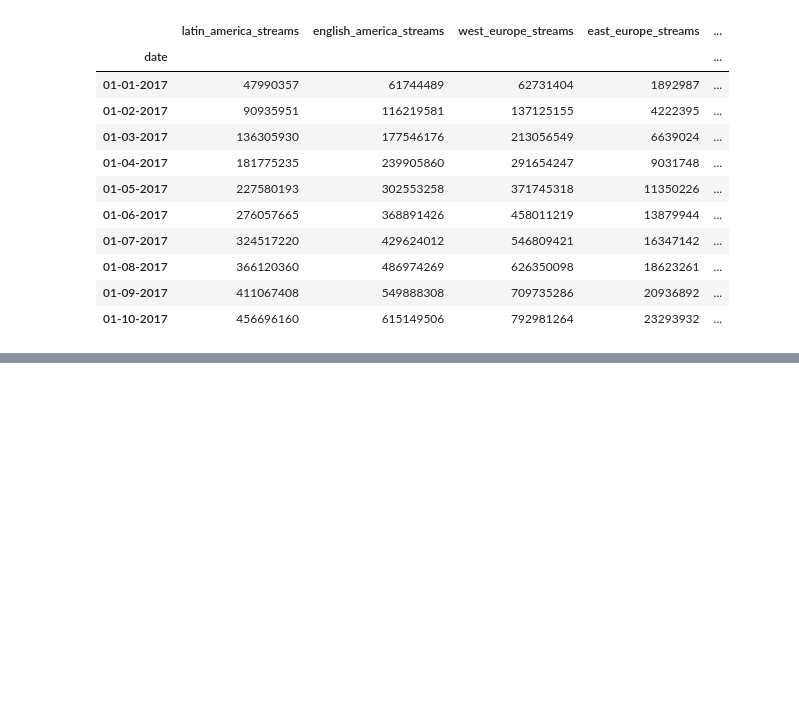
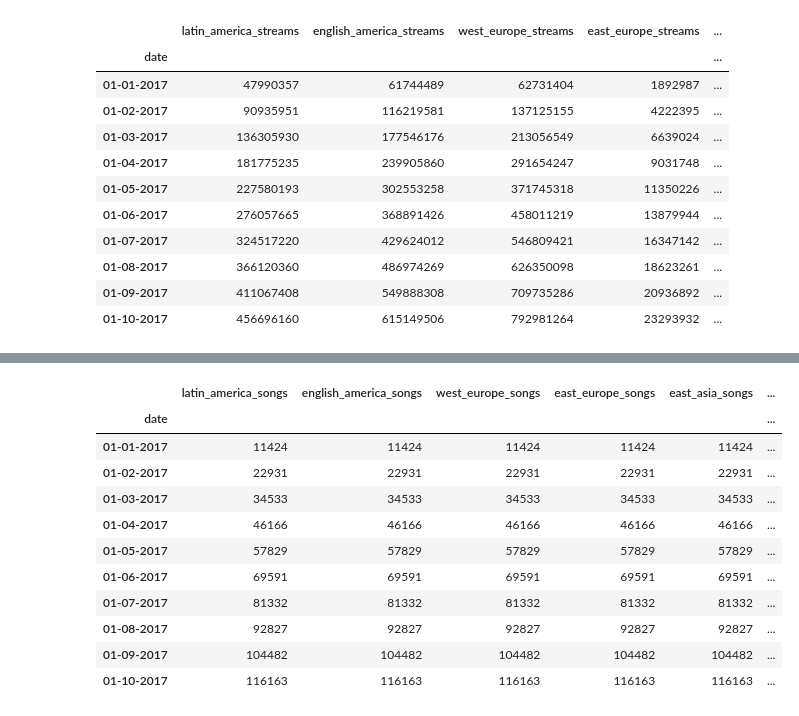
Before and after one commit to dmshakur/spotify-data-analysis, a Jupyter notebook: notebooks/data_analysis.ipynb, the cells around one changed output, grey strips where cells are left out. Cells and saved outputs as stored; diff of their text form; code cells hidden in the pictures; blank space fills up the shorter version.

```diff
--- a/notebooks/data_analysis.ipynb
+++ b/notebooks/data_analysis.ipynb
@@ -394,0 +396,31 @@ It seems that streams are decreasing slighty for some countries, but not for lat
+# %%
+def format_for_sql(regions):
+    case_statements = []
+    for region_key, region_values in regions.items():
+        case_statements.append(f"COUNT(CASE WHEN country IN ('" + "', '".join(region_values) + f"') THEN country ELSE 0 END) AS {region_key}_songs")
+
+    select_statement = (
+        f"SELECT date, " + ", ".join(case_statements) + f" FROM {data_table} "
+        "GROUP BY date "
+        "ORDER BY date ASC"
+    )
+    return select_statement
+
+country_bins_for_songs = pd.read_sql_query(format_for_sql(sorted_regions), conn)
+cumsum_country_bins_for_songs = country_bins_for_songs.drop('date', axis = 1).cumsum()
+cumsum_country_bins_for_songs.insert(0, 'date', pd.to_datetime(country_bins_for_songs['date']).dt.strftime('%m-%d-%Y'))
+cumsum_country_bins_for_songs = cumsum_country_bins_for_songs.set_index('date')
+cumsum_country_bins_for_songs.head(10)
+# %% [output]
+|  | latin_america_songs | english_america_songs | west_europe_songs | east_europe_songs | east_asia_songs | ... |
+| date |  |  |  |  |  | ... |
+| 01-01-2017 | 11424 | 11424 | 11424 | 11424 | 11424 | ... |
+| 01-02-2017 | 22931 | 22931 | 22931 | 22931 | 22931 | ... |
+| 01-03-2017 | 34533 | 34533 | 34533 | 34533 | 34533 | ... |
+| 01-04-2017 | 46166 | 46166 | 46166 | 46166 | 46166 | ... |
+| 01-05-2017 | 57829 | 57829 | 57829 | 57829 | 57829 | ... |
+| 01-06-2017 | 69591 | 69591 | 69591 | 69591 | 69591 | ... |
+| 01-07-2017 | 81332 | 81332 | 81332 | 81332 | 81332 | ... |
+| 01-08-2017 | 92827 | 92827 | 92827 | 92827 | 92827 | ... |
+| 01-09-2017 | 104482 | 104482 | 104482 | 104482 | 104482 | ... |
+| 01-10-2017 | 116163 | 116163 | 116163 | 116163 | 116163 | ... |
```
Also changed, not shown: parts of 8 cells of this notebook, 2 other files.
